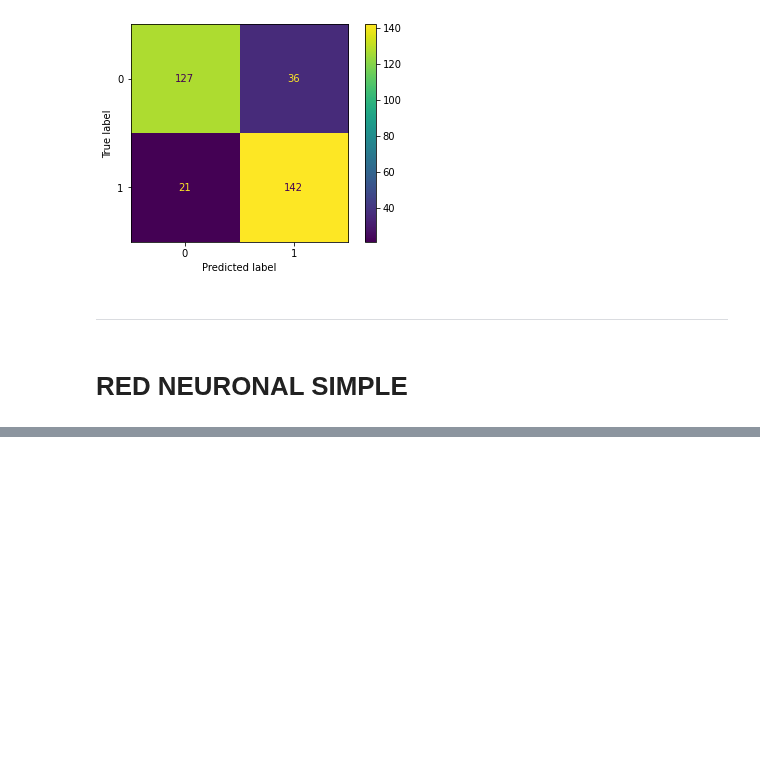
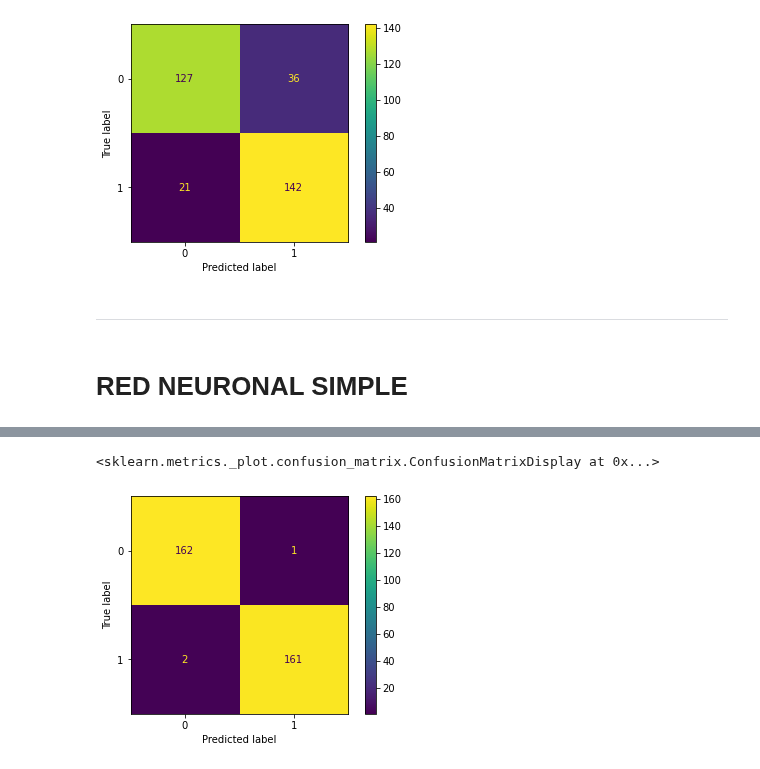
Before and after one commit to JaviCeRodriguez/Heart-Failure-ML, a Jupyter notebook: classification_v2.ipynb, the cells around one changed output, grey strips where cells are left out. Drawn from its saved outputs; the diff is of its cells as text; code cells hidden in the pictures; blank space fills up the shorter version.

```diff
--- a/classification_v2.ipynb
+++ b/classification_v2.ipynb
@@ -454,0 +541,7 @@ weighted avg       0.83      0.83      0.82       326
+# %%
+cm = confusion_matrix(targ_train, model.predict(feat_train)>0.5)
+disp = ConfusionMatrixDisplay(confusion_matrix=cm)
+disp.plot()
+# %% [output]
+<sklearn.metrics._plot.confusion_matrix.ConfusionMatrixDisplay at 0x...>
+[figure, added]
```
Also changed, not shown: parts of 9 cells of this notebook.
